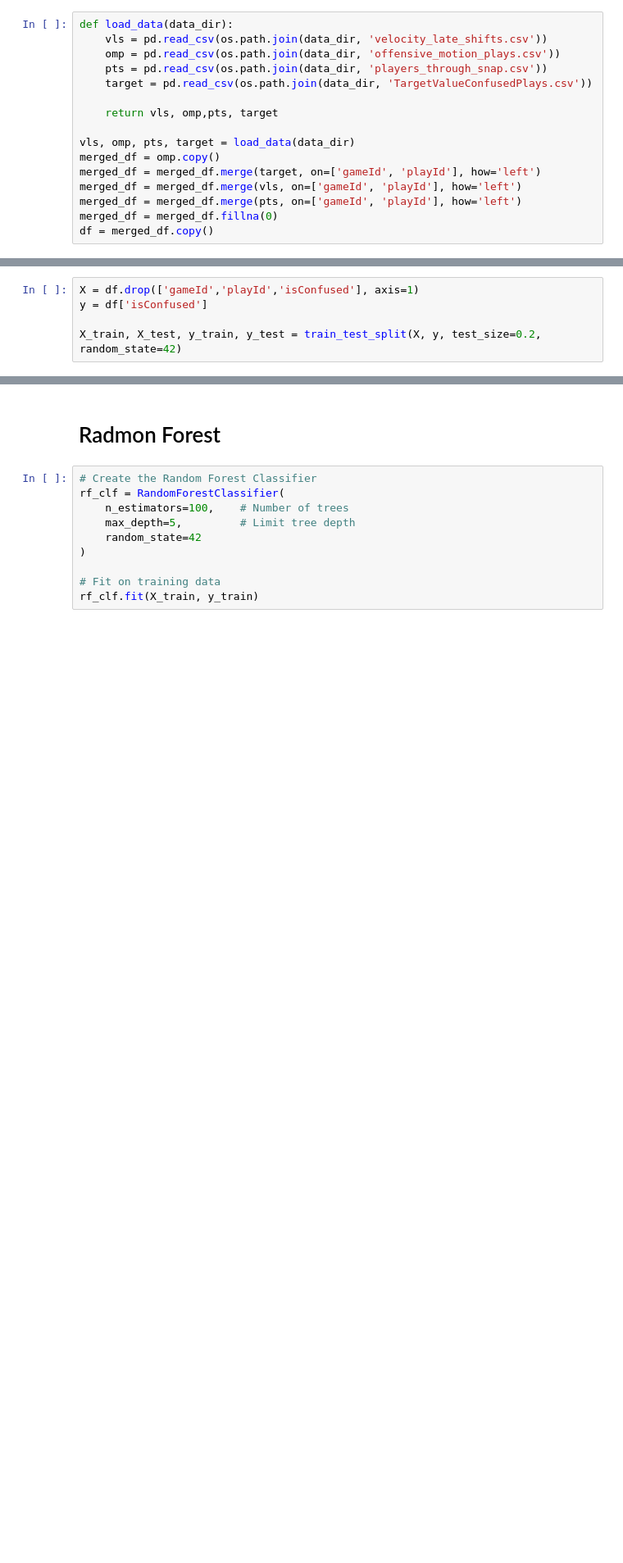
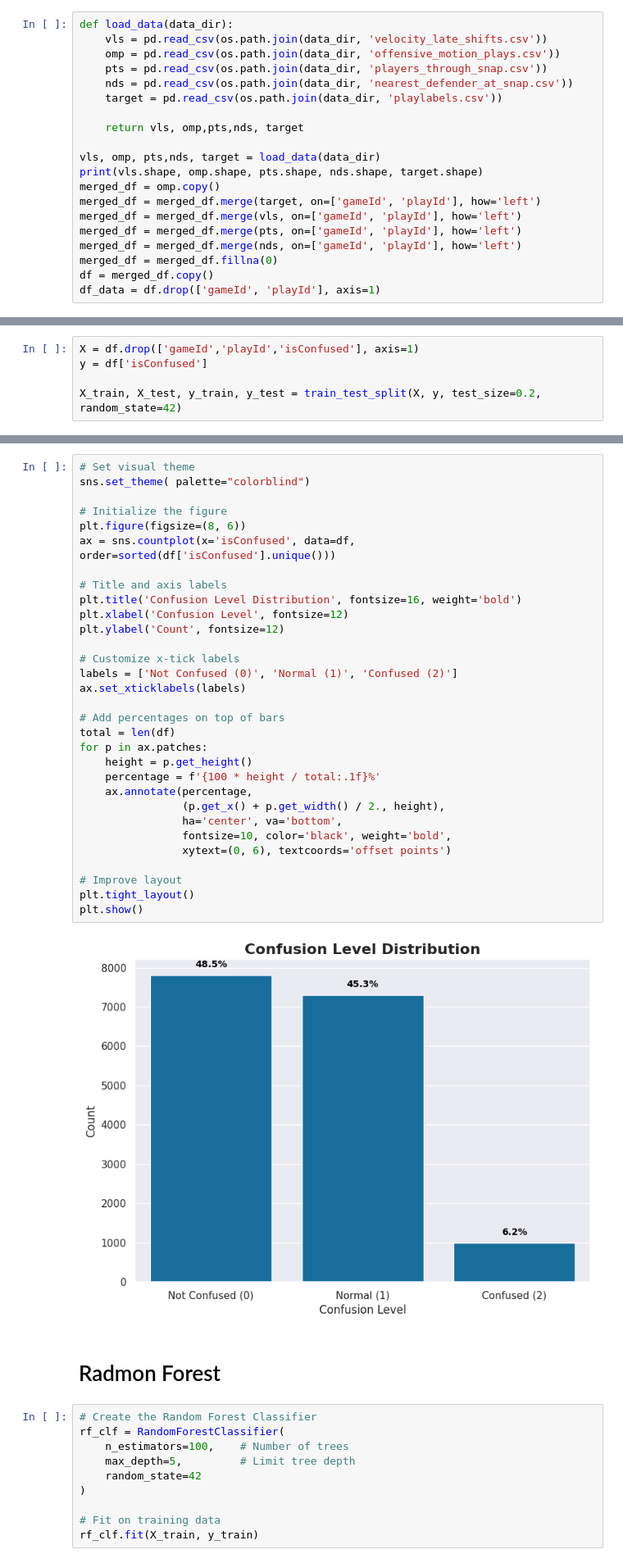
Before and after one commit to NFL-Data-Bowl/nfl-data-bowl, a Jupyter notebook: Code/Modeling/random_forest.ipynb, the cells around one changed output, grey strips where cells are left out. Shown at 82% size. Cells and saved outputs as stored; diff of their text form; blank space fills up the shorter version.

```diff
--- a/Code/Modeling/random_forest.ipynb
+++ b/Code/Modeling/random_forest.ipynb
@@ -22,14 +28,18 @@ def load_data(data_dir):
     vls = pd.read_csv(os.path.join(data_dir, 'velocity_late_shifts.csv'))
     omp = pd.read_csv(os.path.join(data_dir, 'offensive_motion_plays.csv'))
     pts = pd.read_csv(os.path.join(data_dir, 'players_through_snap.csv'))
-    target = pd.read_csv(os.path.join(data_dir, 'TargetValueConfusedPlays.csv'))
+    nds = pd.read_csv(os.path.join(data_dir, 'nearest_defender_at_snap.csv'))
+    target = pd.read_csv(os.path.join(data_dir, 'playlabels.csv'))
 
-    return vls, omp,pts, target
+    return vls, omp,pts,nds, target
 
-vls, omp, pts, target = load_data(data_dir)
+vls, omp, pts,nds, target = load_data(data_dir)
+print(vls.shape, omp.shape, pts.shape, nds.shape, target.shape)
 merged_df = omp.copy()
 merged_df = merged_df.merge(target, on=['gameId', 'playId'], how='left')
 merged_df = merged_df.merge(vls, on=['gameId', 'playId'], how='left')
 merged_df = merged_df.merge(pts, on=['gameId', 'playId'], how='left')
+merged_df = merged_df.merge(nds, on=['gameId', 'playId'], how='left')
 merged_df = merged_df.fillna(0)
 df = merged_df.copy()
+df_data = df.drop(['gameId', 'playId'], axis=1)
@@ -91,3 +57,36 @@ Confusion Matrix:
+# %%
+# Set visual theme
+sns.set_theme( palette="colorblind")
+
+# Initialize the figure
+plt.figure(figsize=(8, 6))
+ax = sns.countplot(x='isConfused', data=df, order=sorted(df['isConfused'].unique()))
+
+# Title and axis labels
+plt.title('Confusion Level Distribution', fontsize=16, weight='bold')
+plt.xlabel('Confusion Level', fontsize=12)
+plt.ylabel('Count', fontsize=12)
+
+# Customize x-tick labels
+labels = ['Not Confused (0)', 'Normal (1)', 'Confused (2)']
+ax.set_xticklabels(labels)
+
+# Add percentages on top of bars
+total = len(df)
+for p in ax.patches:
+    height = p.get_height()
+    percentage = f'{100 * height / total:.1f}%'
+    ax.annotate(percentage,
+                (p.get_x() + p.get_width() / 2., height),
+                ha='center', va='bottom',
+                fontsize=10, color='black', weight='bold',
+                xytext=(0, 6), textcoords='offset points')
+
+# Improve layout
+plt.tight_layout()
+plt.show()
+# %% [output]
+[figure, added]
 # %% [markdown]
 # Radmon Forest
 # %%
```
Also changed, not shown: parts of 14 cells of this notebook.
